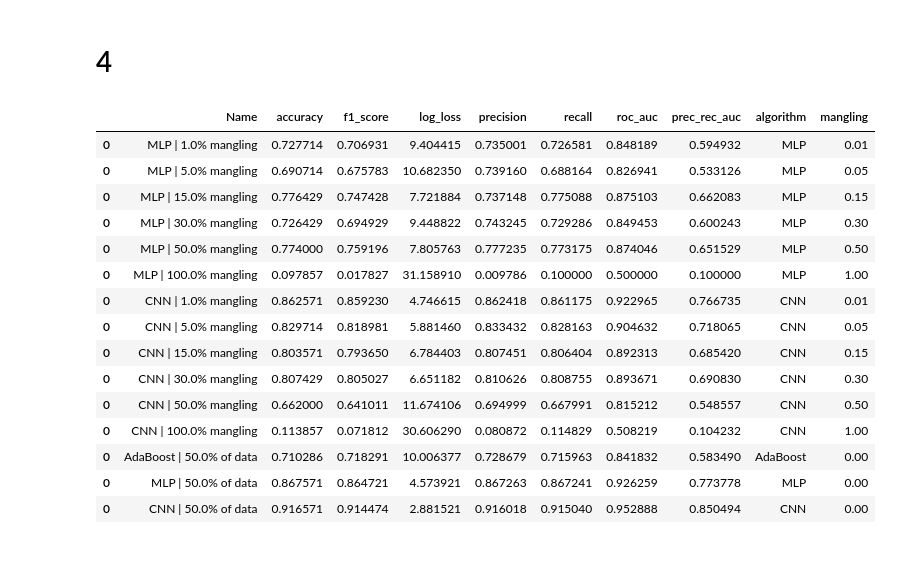
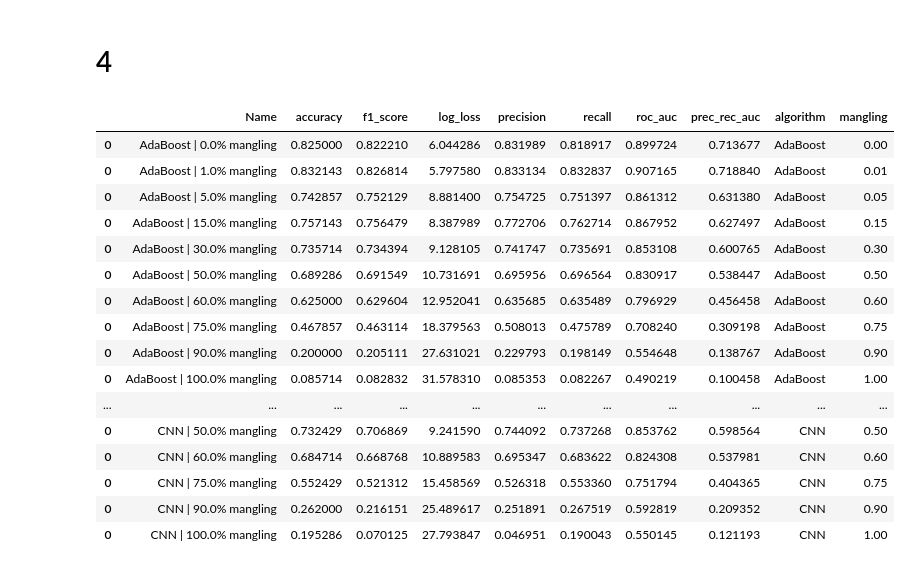
Before and after one commit to Palkovsky/AdaBoost-MLP-CNN-FBI, a Jupyter notebook: EllenShow.ipynb, the cells around one changed output. Drawn from its saved outputs; the diff is of its cells as text; code cells hidden in the pictures.

```diff
--- a/EllenShow.ipynb
+++ b/EllenShow.ipynb
@@ -158,40 +161,30 @@ plt.savefig('3b_ada_plot.png')
 # %%
 import pandas as pd
 import matplotlib.pyplot as plt
 
-tests_time = pd.read_pickle("44.pkl")
-
-mangling_0 = pd.read_pickle("3aa.pkl")
-
-mangling_0[['algorithm', 'data']] = mangling_0.Name.apply(name_split)
-
-mangling_0 = mangling_0[mangling_0['data'] == '50.0%']
-
-mangling_0
+tests_time = pd.read_pickle("datasets/4.pkl")
 
 tests_time[['algorithm', 'mangling']] = tests_time.Name.apply(name_split)
-tests_time = pd.concat([tests_time, mangling_0])
-tests_time['mangling'].fillna('0.0%', inplace=True)
-tests_time = tests_time.drop('data', axis=1)
 tests_time['mangling'] = tests_time['mangling'].apply(lambda x: float(x.strip("%")) / 100)
 tests_time
 # %% [output]
 |  | Name | accuracy | f1_score | log_loss | precision | recall | roc_auc | prec_rec_auc | algorithm | mangling |
-| 0 | MLP | 1.0% mangling | 0.727714 | 0.706931 | 9.404415 | 0.735001 | 0.726581 | 0.848189 | 0.594932 | MLP | 0.01 |
-| 0 | MLP | 5.0% mangling | 0.690714 | 0.675783 | 10.682350 | 0.739160 | 0.688164 | 0.826941 | 0.533126 | MLP | 0.05 |
-| 0 | MLP | 15.0% mangling | 0.776429 | 0.747428 | 7.721884 | 0.737148 | 0.775088 | 0.875103 | 0.662083 | MLP | 0.15 |
-| 0 | MLP | 30.0% mangling | 0.726429 | 0.694929 | 9.448822 | 0.743245 | 0.729286 | 0.849453 | 0.600243 | MLP | 0.30 |
-| 0 | MLP | 50.0% mangling | 0.774000 | 0.759196 | 7.805763 | 0.777235 | 0.773175 | 0.874046 | 0.651529 | MLP | 0.50 |
-| 0 | MLP | 100.0% mangling | 0.097857 | 0.017827 | 31.158910 | 0.009786 | 0.100000 | 0.500000 | 0.100000 | MLP | 1.00 |
-| 0 | CNN | 1.0% mangling | 0.862571 | 0.859230 | 4.746615 | 0.862418 | 0.861175 | 0.922965 | 0.766735 | CNN | 0.01 |
-| 0 | CNN | 5.0% mangling | 0.829714 | 0.818981 | 5.881460 | 0.833432 | 0.828163 | 0.904632 | 0.718065 | CNN | 0.05 |
-| 0 | CNN | 15.0% mangling | 0.803571 | 0.793650 | 6.784403 | 0.807451 | 0.806404 | 0.892313 | 0.685420 | CNN | 0.15 |
-| 0 | CNN | 30.0% mangling | 0.807429 | 0.805027 | 6.651182 | 0.810626 | 0.808755 | 0.893671 | 0.690830 | CNN | 0.30 |
-| 0 | CNN | 50.0% mangling | 0.662000 | 0.641011 | 11.674106 | 0.694999 | 0.667991 | 0.815212 | 0.548557 | CNN | 0.50 |
-| 0 | CNN | 100.0% mangling | 0.113857 | 0.071812 | 30.606290 | 0.080872 | 0.114829 | 0.508219 | 0.104232 | CNN | 1.00 |
-| 0 | AdaBoost | 50.0% of data | 0.710286 | 0.718291 | 10.006377 | 0.728679 | 0.715963 | 0.841832 | 0.583490 | AdaBoost | 0.00 |
-| 0 | MLP | 50.0% of data | 0.867571 | 0.864721 | 4.573921 | 0.867263 | 0.867241 | 0.926259 | 0.773778 | MLP | 0.00 |
-| 0 | CNN | 50.0% of data | 0.916571 | 0.914474 | 2.881521 | 0.916018 | 0.915040 | 0.952888 | 0.850494 | CNN | 0.00 |
+| 0 | AdaBoost | 0.0% mangling | 0.825000 | 0.822210 | 6.044286 | 0.831989 | 0.818917 | 0.899724 | 0.713677 | AdaBoost | 0.00 |
+| 0 | AdaBoost | 1.0% mangling | 0.832143 | 0.826814 | 5.797580 | 0.833134 | 0.832837 | 0.907165 | 0.718840 | AdaBoost | 0.01 |
+| 0 | AdaBoost | 5.0% mangling | 0.742857 | 0.752129 | 8.881400 | 0.754725 | 0.751397 | 0.861312 | 0.631380 | AdaBoost | 0.05 |
+| 0 | AdaBoost | 15.0% mangling | 0.757143 | 0.756479 | 8.387989 | 0.772706 | 0.762714 | 0.867952 | 0.627497 | AdaBoost | 0.15 |
+| 0 | AdaBoost | 30.0% mangling | 0.735714 | 0.734394 | 9.128105 | 0.741747 | 0.735691 | 0.853108 | 0.600765 | AdaBoost | 0.30 |
+| 0 | AdaBoost | 50.0% mangling | 0.689286 | 0.691549 | 10.731691 | 0.695956 | 0.696564 | 0.830917 | 0.538447 | AdaBoost | 0.50 |
+| 0 | AdaBoost | 60.0% mangling | 0.625000 | 0.629604 | 12.952041 | 0.635685 | 0.635489 | 0.796929 | 0.456458 | AdaBoost | 0.60 |
+| 0 | AdaBoost | 75.0% mangling | 0.467857 | 0.463114 | 18.379563 | 0.508013 | 0.475789 | 0.708240 | 0.309198 | AdaBoost | 0.75 |
+| 0 | AdaBoost | 90.0% mangling | 0.200000 | 0.205111 | 27.631021 | 0.229793 | 0.198149 | 0.554648 | 0.138767 | AdaBoost | 0.90 |
+| 0 | AdaBoost | 100.0% mangling | 0.085714 | 0.082832 | 31.578310 | 0.085353 | 0.082267 | 0.490219 | 0.100458 | AdaBoost | 1.00 |
+| ... | ... | ... | ... | ... | ... | ... | ... | ... | ... | ... |
+| 0 | CNN | 50.0% mangling | 0.732429 | 0.706869 | 9.241590 | 0.744092 | 0.737268 | 0.853762 | 0.598564 | CNN | 0.50 |
+| 0 | CNN | 60.0% mangling | 0.684714 | 0.668768 | 10.889583 | 0.695347 | 0.683622 | 0.824308 | 0.537981 | CNN | 0.60 |
+| 0 | CNN | 75.0% mangling | 0.552429 | 0.521312 | 15.458569 | 0.526318 | 0.553360 | 0.751794 | 0.404365 | CNN | 0.75 |
+| 0 | CNN | 90.0% mangling | 0.262000 | 0.216151 | 25.489617 | 0.251891 | 0.267519 | 0.592819 | 0.209352 | CNN | 0.90 |
+| 0 | CNN | 100.0% mangling | 0.195286 | 0.070125 | 27.793847 | 0.046951 | 0.190043 | 0.550145 | 0.121193 | CNN | 1.00 |
 # %%
 def draw_plot(df, score):
     ADA_df = df[df['algorithm'] == 'AdaBoost'].sort_values('mangling')
```
Also changed, not shown: parts of 8 cells of this notebook, 20 other files.
